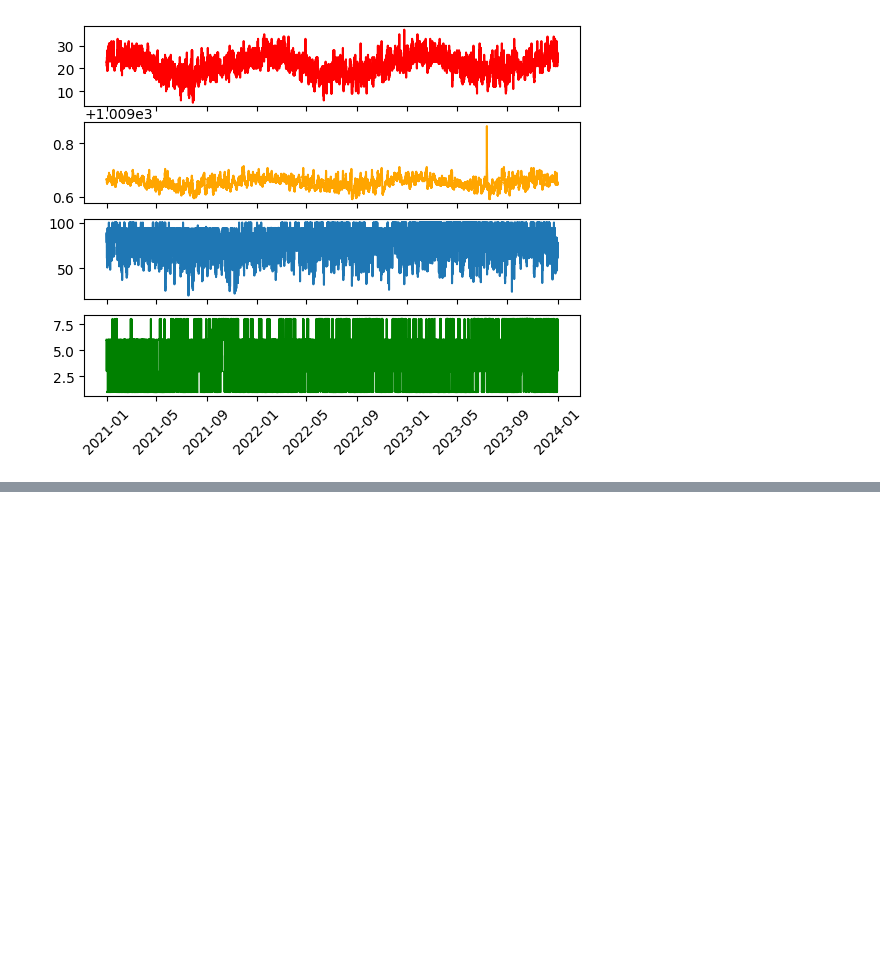
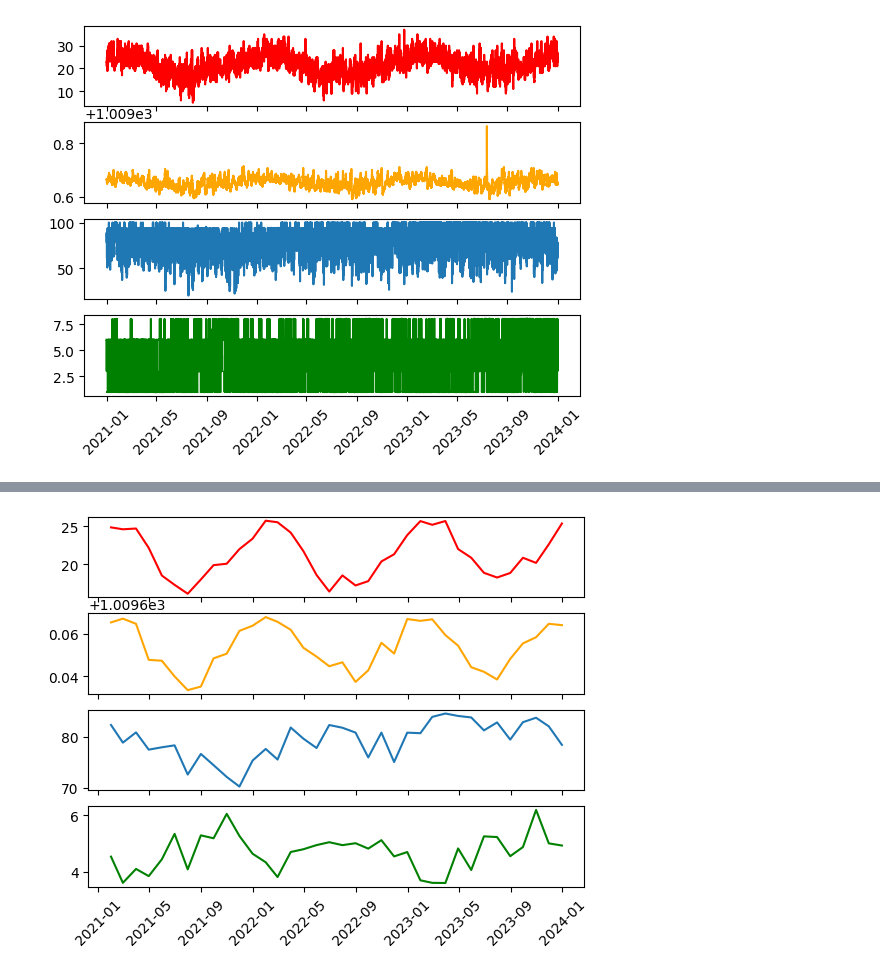
Before and after one commit to Suelensilva22/ENS5173_202401, a Jupyter notebook: Aula_Atividade_02.ipynb, the cells around one changed output, grey strips where cells are left out. Saved outputs shown, nothing was run; the diff lists cells and outputs as text; code cells hidden in the pictures; blank space fills up the shorter version.

```diff
--- a/Aula_Atividade_02.ipynb
+++ b/Aula_Atividade_02.ipynb
@@ -204,0 +258,17 @@ datetime
+# %%
+# Estatísticas dos dados
+#metSuperficie.set_index('datetime', inplace=True)
+media_mensal = metSuperficie.resample('M').mean()
+
+#Criando figuras após fazer a média mensal
+fig,ax = plt.subplots(4,sharex=True)
+ax[0].plot(media_mensal.index,media_mensal['temp'], color = 'red')
+ax[1].plot(media_mensal.index,media_mensal['p'], color = 'orange')
+ax[2].plot(media_mensal.index,media_mensal['relh'])
+ax[3].plot(media_mensal.index,media_mensal['cco'], color = 'green')
+
+ax[3].tick_params(axis='x', rotation=45) # -> ver como faz a rotação de eixo
+
+# A partir disso podemos criar gráfico de barras por mês, gráfico de mudanças climáticas e etc.
+# %% [output]
+[figure, added]
```
Also changed, not shown: parts of 9 cells of this notebook.
